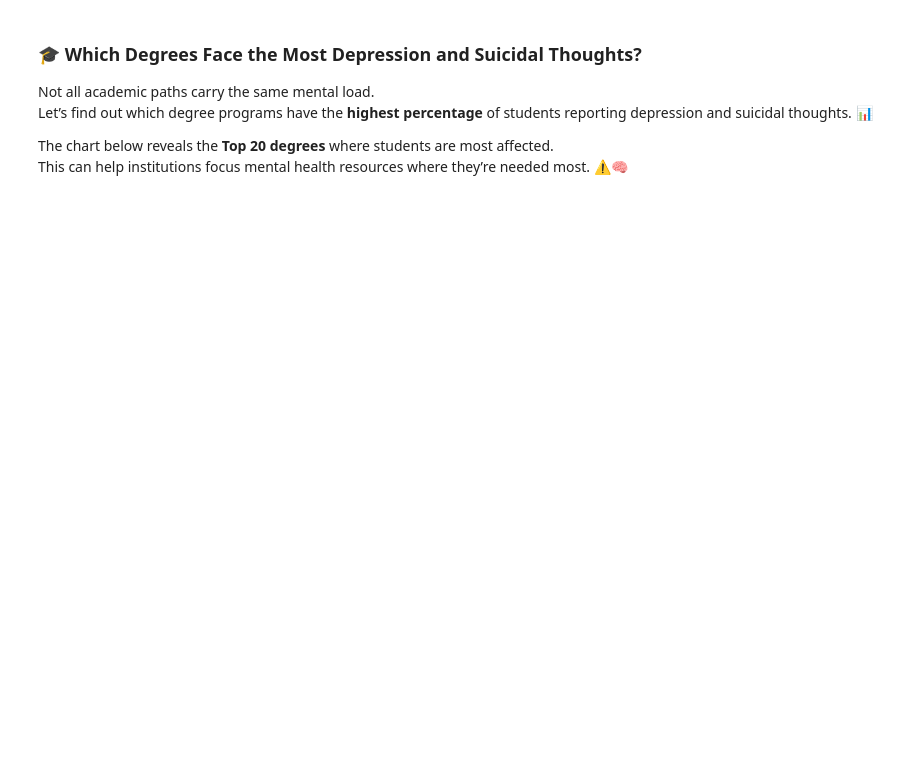
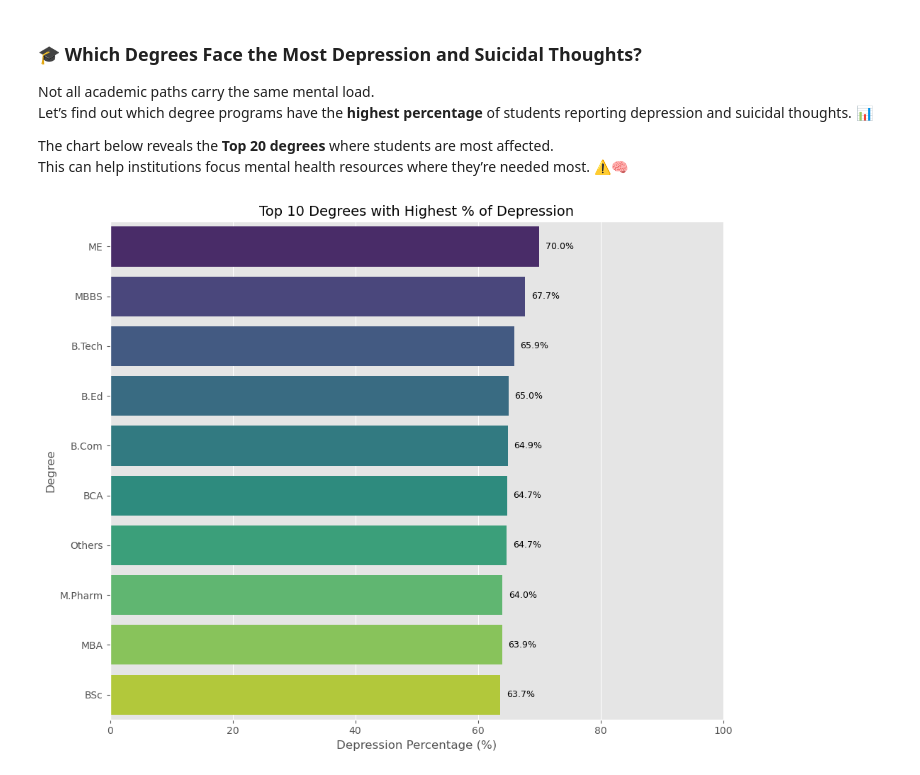
Before and after one commit to DanishShaikh18/Student-Mental-Health-Analysis, a Jupyter notebook: Mental_Health_in_Students_Post_COVID_EDA.ipynb, the cells around one changed output. Drawn from its saved outputs; the diff is of its cells as text; code cells hidden in the pictures; blank space fills up the shorter version.

```diff
--- a/Mental_Health_in_Students_Post_COVID_EDA.ipynb
+++ b/Mental_Health_in_Students_Post_COVID_EDA.ipynb
@@ -297,32 +303,35 @@ The chart below reveals the **Top 20 degrees** where students are most affected.
 This can help institutions focus mental health resources where they’re needed most. ⚠️🧠
 # %%
 # Step 1: Calculate % of depressed students in each degree
+# ...existing code...
+# Step 1: Calculate % of depressed students in each degree (excluding 'Class 12')
 degree_depression_pct = (
-    df[df['Depression'] == 1]
-    .groupby('Degree')
-    .size() / df.groupby('Degree').size()
-) * 100
+    df[df['Degree'] != 'Class 12'].groupby('Degree')['Depression'].mean() * 100
+)
+# ...existing code...
 
 # Step 2: Drop NaNs (if any) and sort
 degree_depression_pct = degree_depression_pct.dropna().sort_values(ascending=False)
 
 # Step 3: Take top 20
-top_20_pct = degree_depression_pct.head(20)
+top_20_pct = degree_depression_pct.head(10)
 
 # Step 4: Plot with labels
 plt.figure(figsize=(10, 8))
-barplot = sns.barplot(x=top_20_pct.values, y=top_20_pct.index, palette='flare')
+barplot = sns.barplot(x=top_20_pct.values, y=top_20_pct.index, palette='viridis')
 
 # Add % labels on bars
 for i, value in enumerate(top_20_pct.values):
     plt.text(value + 1, i, f"{value:.1f}%", va='center', fontsize=9)
 
-plt.title('Top 20 Degrees with Highest % of Depression 🧠💔', fontsize=14)
+plt.title('Top 10 Degrees with Highest % of Depression', fontsize=14)
 plt.xlabel('Depression Percentage (%)')
 plt.ylabel('Degree')
 plt.xlim(0, 100)
 plt.tight_layout()
 plt.show()
+# %% [output]
+[figure, added]
 # %%
 # Step 1: Calculate % of depressed students in each degree
 degree_depression_pct = (
```
Also changed, not shown: parts of 18 cells of this notebook, 8 other files.
